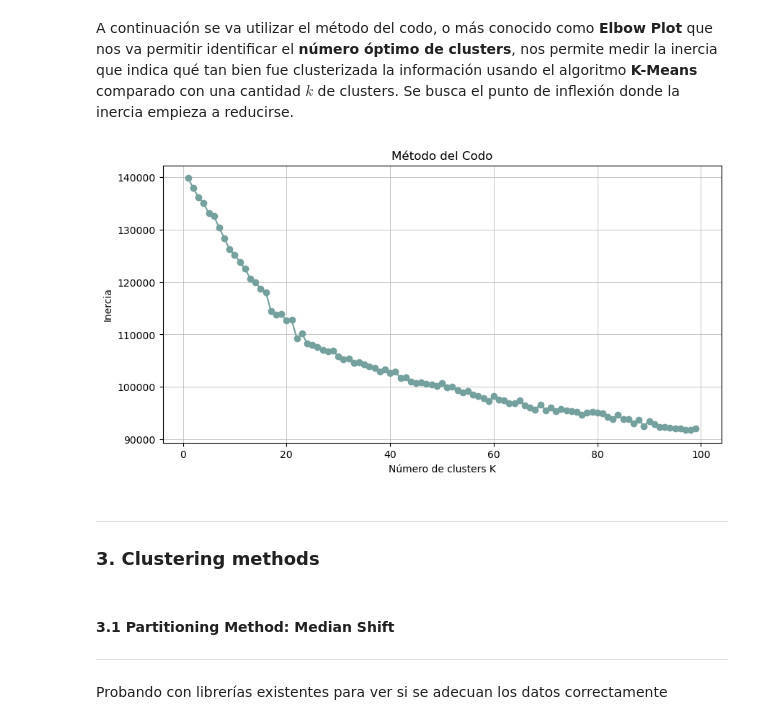
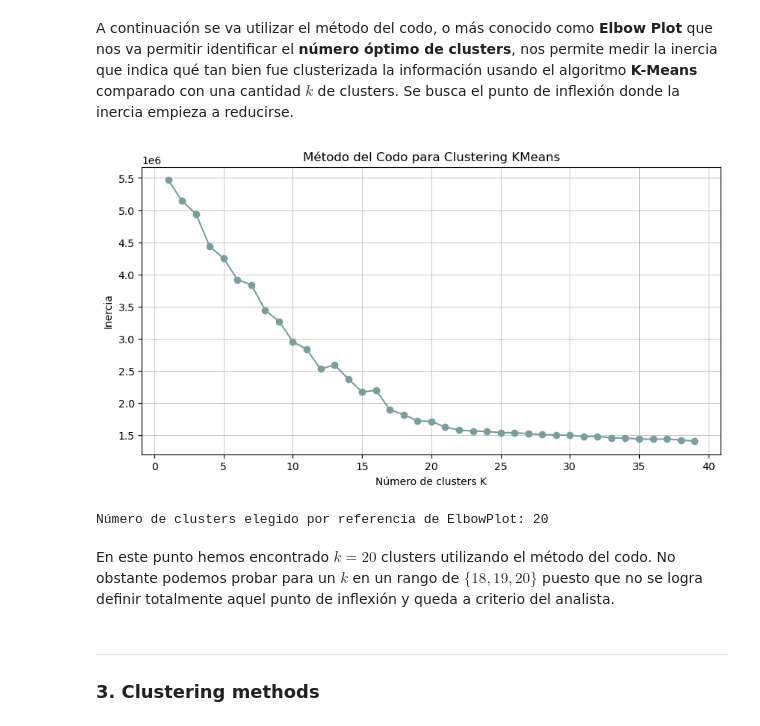
Before and after one commit to kaloslazo/ClusteringHumanRecognition, a Jupyter notebook: main.ipynb, the cells around one changed output. Saved outputs shown, nothing was run; the diff lists cells and outputs as text; code cells hidden in the pictures.

Commit message:
feat: implementation kmeans & refactor - scaler & reduction dim.

```diff
--- a/main.ipynb
+++ b/main.ipynb
@@ -75,7 +76,7 @@ def extract_video_data(video_features_path, labels_df):
 df_train_labels = pd.read_csv('./data/train.csv', header = None, names = ['video_id', 'action'])
 df_val_labels = pd.read_csv('./data/val.csv', header = None, names = ['video_id', 'action'])
 
-X_train, Y_train = extract_video_data('./data/train_npy', df_train_labels)
+X_train, Y_train = extract_video_data('./data/train_r2plus1d', df_train_labels)
 X_train.dropna(inplace = True)
 Y_train.dropna(inplace = True)
 
@@ -140,0 +144,18 @@ plt.show()
+# %%
+scaler = PowerTransformer()
+X_train_norm = scaler.fit_transform(X_train)
+
+_, ax = plt.subplots(1, 2, figsize=(12, 5))
+
+ax[0].boxplot(X_train)
+ax[0].set_title('Antes del Escalado')
+ax[0].set_xlabel('Características')
+ax[0].set_ylabel('Valores')
+
+ax[1].boxplot(X_train_norm)
+ax[1].set_title('Después del Escalado')
+ax[1].set_xlabel('Características')
+ax[1].set_ylabel('Valores')
+
+plt.grid(False)
+plt.show()
@@ -223,27 +199,29 @@ plt.show()
 # %% [markdown]
 A continuación se va utilizar el método del codo, o más conocido como **Elbow Plot** que nos va permitir identificar el **número óptimo de clusters**, nos permite medir la inercia que indica qué tan bien fue clusterizada la información usando el algoritmo **K-Means** comparado con una cantidad $k$ de clusters. Se busca el punto de inflexión donde la inercia empieza a reducirse.
 # %%
-def k_means_optimize(data, max_range_k):
-    means_list = []
-    inertias_list = []
+max_range_k = 40
+data = X_train_norm
+fig = plt.subplots(figsize = (10, 5))
 
-    for current_k in range(1, max_range_k):
-        kmeans = KMeans(n_clusters = current_k)
-        kmeans.fit(data)
+means_list = []
+inertias_list = []
 
-        means_list.append(current_k)
-        inertias_list.append(kmeans.inertia_)
+for current_k in range(1, max_range_k):
+    kmeans = KMeans(n_clusters = current_k)
+    kmeans.fit(data)
 
-    fig = plt.subplots(figsize = (10, 5))
-    plt.plot(means_list, inertias_list, 'o-')
-    plt.title('Método del Codo')
-    plt.xlabel('Número de clusters K')
-    plt.ylabel('Inercia')
-    plt.grid(True)
-    plt.show()
+    means_list.append(current_k)
+    inertias_list.append(kmeans.inertia_)
 
-#print(f'Número de clusters elegido por referencia de ElbowPlot: {k_decision_clusters}')
-k_decision_clusters = 40
-k_means_optimize(X_train_robust_scaled, 100)
+plt.plot(means_list, inertias_list, 'o-')
+plt.title('Método del Codo para Clustering KMeans')
+plt.xlabel('Número de clusters K')
+plt.ylabel('Inercia')
+plt.grid(True)
+plt.show()
+
+k_decision_clusters = 20
+print(f'Número de clusters elegido por referencia de ElbowPlot: {k_decision_clusters}')
 # %% [output]
-[figure, old version]
+[figure, new version]
+Número de clusters elegido por referencia de ElbowPlot: 20
@@ -268,7 +228,5 @@ plt.show()
+# %% [markdown]
+En este punto hemos encontrado $k = 20$ clusters utilizando el método del codo. No obstante podemos probar para un $k$ en un rango de $\{18, 19, 20\}$ puesto que no se logra definir totalmente aquel punto de inflexión y queda a criterio del analista.
 # %% [markdown]
 ---
 ### 3. Clustering methods
-# %% [markdown]
-#### 3.1 Partitioning Method: Median Shift
----
-Probando con librerías existentes para ver si se adecuan los datos correctamente
```
Also changed, not shown: parts of 30 cells of this notebook.
